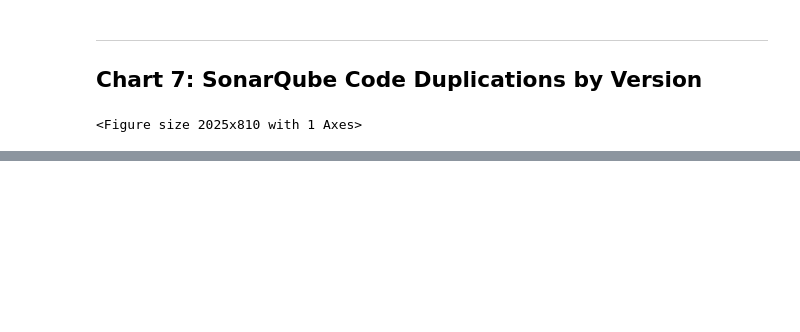
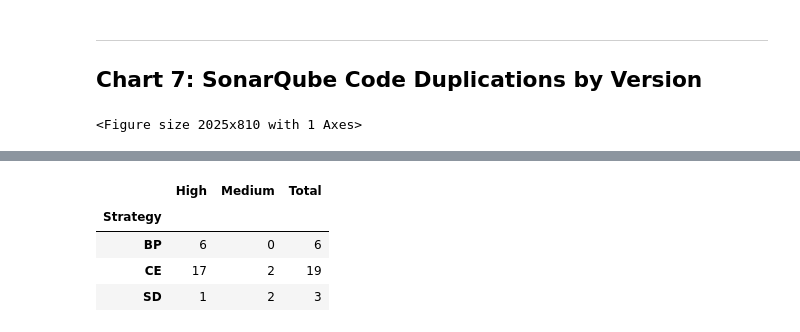
Before and after one commit to PhatchareePuangjai/chatGPT5, a Jupyter notebook: REPORTS/charts.ipynb, the cells around one changed output, grey strips where cells are left out. Cells and saved outputs as stored; diff of their text form; code cells hidden in the pictures; blank space fills up the shorter version.

```diff
--- a/REPORTS/charts.ipynb
+++ b/REPORTS/charts.ipynb
@@ -473,0 +495,38 @@ plt.close(fig)
+# %%
+HIGH_COLOR = "#e74c3c"
+MED_COLOR  = "#f39c12"
+
+codeql = pd.DataFrame([
+    {"Version": "IMBP01", "Feature": "Inventory Management",   "Strategy": "BP", "High": 5, "Medium": 0},
+    {"Version": "IMBP02", "Feature": "Inventory Management",   "Strategy": "BP", "High": 0, "Medium": 0},
+    {"Version": "IMCE01", "Feature": "Inventory Management",   "Strategy": "CE", "High": 3, "Medium": 1},
+    {"Version": "IMCE02", "Feature": "Inventory Management",   "Strategy": "CE", "High": 6, "Medium": 0},
+    {"Version": "IMSD01", "Feature": "Inventory Management",   "Strategy": "SD", "High": 1, "Medium": 0},
+    {"Version": "IMSD02", "Feature": "Inventory Management",   "Strategy": "SD", "High": 0, "Medium": 0},
+    {"Version": "SCBP01", "Feature": "Shopping Cart",          "Strategy": "BP", "High": 0, "Medium": 0},
+    {"Version": "SCBP02", "Feature": "Shopping Cart",          "Strategy": "BP", "High": 0, "Medium": 0},
+    {"Version": "SCCE01", "Feature": "Shopping Cart",          "Strategy": "CE", "High": 6, "Medium": 0},
+    {"Version": "SCCE02", "Feature": "Shopping Cart",          "Strategy": "CE", "High": 1, "Medium": 0},
+    {"Version": "SCSD01", "Feature": "Shopping Cart",          "Strategy": "SD", "High": 0, "Medium": 0},
+    {"Version": "SCSD02", "Feature": "Shopping Cart",          "Strategy": "SD", "High": 0, "Medium": 0},
+    {"Version": "PDBP01", "Feature": "Promotions & Discounts", "Strategy": "BP", "High": 0, "Medium": 0},
+    {"Version": "PDBP02", "Feature": "Promotions & Discounts", "Strategy": "BP", "High": 1, "Medium": 0},
+    {"Version": "PDCE01", "Feature": "Promotions & Discounts", "Strategy": "CE", "High": 0, "Medium": 1},
+    {"Version": "PDCE02", "Feature": "Promotions & Discounts", "Strategy": "CE", "High": 1, "Medium": 0},
+    {"Version": "PDSD01", "Feature": "Promotions & Discounts", "Strategy": "SD", "High": 0, "Medium": 2},
+    {"Version": "PDSD02", "Feature": "Promotions & Discounts", "Strategy": "SD", "High": 0, "Medium": 0},
+])
+
+codeql["Total"]    = codeql["High"] + codeql["Medium"]
+codeql["Strategy"] = pd.Categorical(codeql["Strategy"], categories=strategy_order, ordered=True)
+codeql["Version"]  = pd.Categorical(codeql["Version"],  categories=version_order,  ordered=True)
+codeql = codeql.sort_values("Version").reset_index(drop=True)
+
+codeql_strategy = codeql.groupby("Strategy", observed=False)[["High", "Medium", "Total"]].sum().reindex(strategy_order)
+codeql_strategy
+# %% [output]
+|  | High | Medium | Total |
+| Strategy |  |  |  |
+| BP | 6 | 0 | 6 |
+| CE | 17 | 2 | 19 |
+| SD | 1 | 2 | 3 |
```
Also changed, not shown: parts of 9 cells of this notebook, 4 other files.
